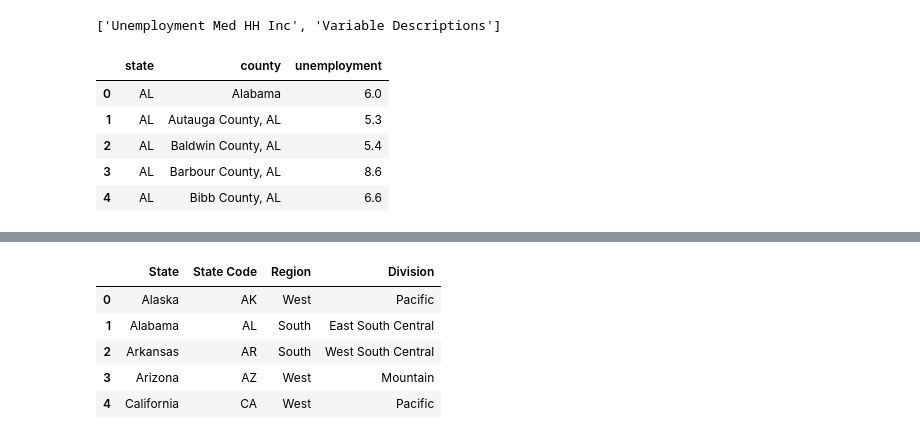
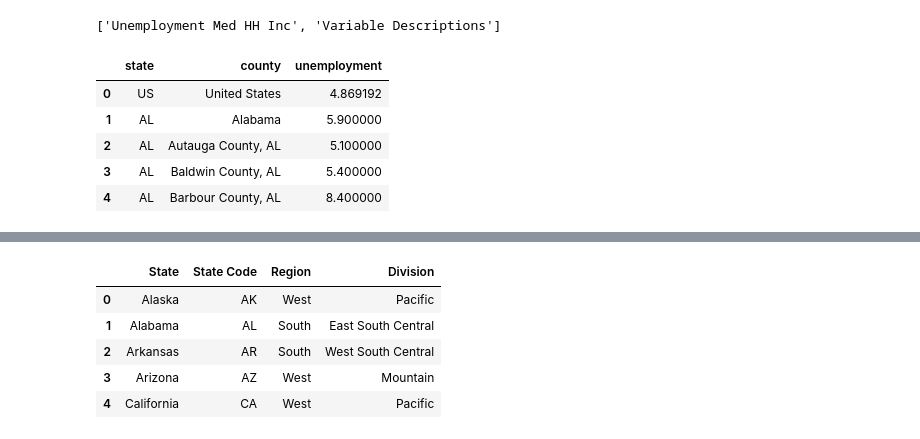
Before and after one commit to moeinsoodavi/Springboard, a Jupyter notebook: Capstone Project 1/Capstone Project 1 - Data Wrangling.ipynb, the cells around one changed output, grey strips where cells are left out. Saved outputs shown, nothing was run; the diff lists cells and outputs as text; code cells hidden in the pictures.

```diff
--- a/Capstone Project 1/Capstone Project 1 - Data Wrangling.ipynb
+++ b/Capstone Project 1/Capstone Project 1 - Data Wrangling.ipynb
@@ -362,27 +362,27 @@ dtypes: float64(5), int32(1), object(2)
 memory usage: 208.6+ KB
 # %%
 # read the Unemployment sheet and print the sheet names
-file_name=r'All excel sheets\Unemployment.xls'
+file_name=r'All Datasets\Unemployment.xls'
 xl=pd.ExcelFile(file_name)
 print(xl.sheet_names)
 # %% [output]
 ['Unemployment Med HH Inc', 'Variable Descriptions']
 # %%
 # read the first sheet, collect three columns and rename them
-df_unemployment=xl.parse(0)
+df_unemployment=xl.parse(0,header=7)
 df_unemployment=df_unemployment[['State','Area_name','Unemployment_rate_2016']].rename(columns={'State':'state',
                                                                                                 'Area_name':'county',
                                                                                                 'Unemployment_rate_2016'
                                                                                                 :'unemployment'})
 #Print the first five rows of df_unemployment
 df_unemployment.head()
 # %% [output]
 |  | state | county | unemployment |
-| 0 | AL | Alabama | 6.0 |
-| 1 | AL | Autauga County, AL | 5.3 |
-| 2 | AL | Baldwin County, AL | 5.4 |
-| 3 | AL | Barbour County, AL | 8.6 |
-| 4 | AL | Bibb County, AL | 6.6 |
+| 0 | US | United States | 4.869192 |
+| 1 | AL | Alabama | 5.900000 |
+| 2 | AL | Autauga County, AL | 5.100000 |
+| 3 | AL | Baldwin County, AL | 5.400000 |
+| 4 | AL | Barbour County, AL | 8.400000 |
 # %%
 # Remove rows associated with the states because this project examines only counties
 df_unemployment = df_unemployment[~df_unemployment.county.isin(remove_list)]
```
Also changed, not shown: parts of 13 cells of this notebook, 3 other files.
